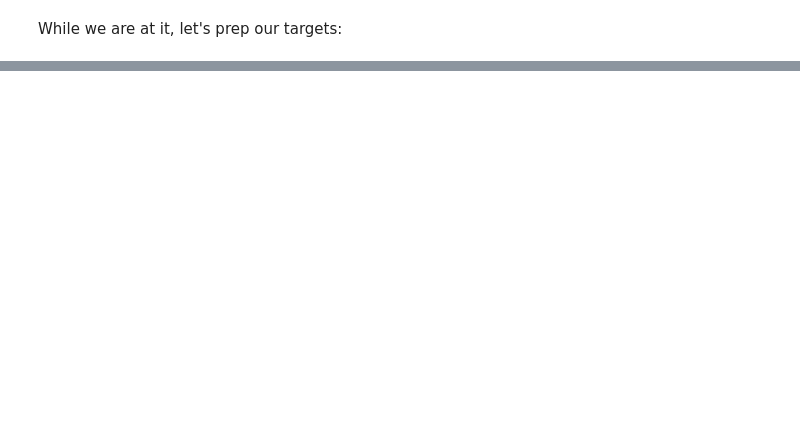
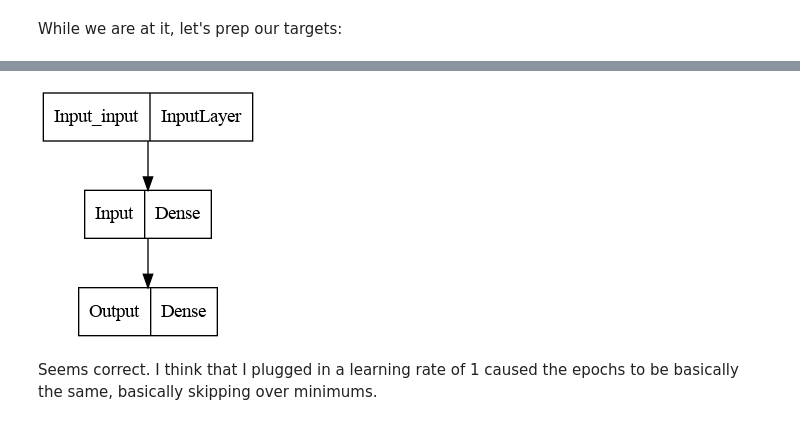
Before and after one commit to werlindo/called-third-strike, a Jupyter notebook: notebooks/03_first_crude_neural_network.ipynb, the cells around one changed output, grey strips where cells are left out. Saved outputs shown, nothing was run; the diff lists cells and outputs as text; code cells hidden in the pictures; blank space fills up the shorter version.

```diff
--- a/notebooks/03_first_crude_neural_network.ipynb
+++ b/notebooks/03_first_crude_neural_network.ipynb
@@ -184,0 +546,27 @@ Accuracy: 0.9245730638504028
+# %%
+def create_binary_nn_model(num_inputs, learning_rate=0.01, num_layers=1
+                           ,num_nodes=2, activation='relu'):
+    """Create binary neural network Sequential model"""
+    # Create Adam optimizer
+    opt = Adam(lr=learning_rate)
+
+    # Create Sequential model
+    model=Sequential()
+
+    # Input layer
+    model.add(Dense(num_nodes, input_shape=(num_inputs,)
+              ,activation=activation, name='Input'))
+
+    # Additional Hidden Layers
+    for i in range(num_layers-1): #if only 1 then assume just input/hidden
+        model.add(Dense(num_nodes, activation=activation))
+
+    # Add a 1-neuron output layer
+    model.add(Dense(num_outputs, activation='sigmoid', name='Output'))
+
+    # Compile your model
+    model.compile(loss='binary_crossentropy', optimizer=opt
+                  ,metrics=['accuracy']
+                 )
+
+    return model
@@ -184,0 +575,8 @@ Accuracy: 0.9245730638504028
+# %%
+mod_1 = create_binary_nn_model(num_inputs=X_train.shape[1]
+                               ,learning_rate=1
+                               ,num_layers=1
+                              )
+# %%
+hh = mod_1.fit(X_train, y_train, epochs = n_epochs
+                        ,validation_split=val_split)
@@ -184,0 +588,6 @@ Accuracy: 0.9245730638504028
+# %%
+plot_model(mod_1)
+# %% [output]
+[figure, added]
+# %% [markdown]
+Seems correct. I think that I plugged in a learning rate of 1 caused the epochs to be basically the same, basically skipping over minimums.
```
Also changed, not shown: parts of 75 cells of this notebook, 8 other files.
